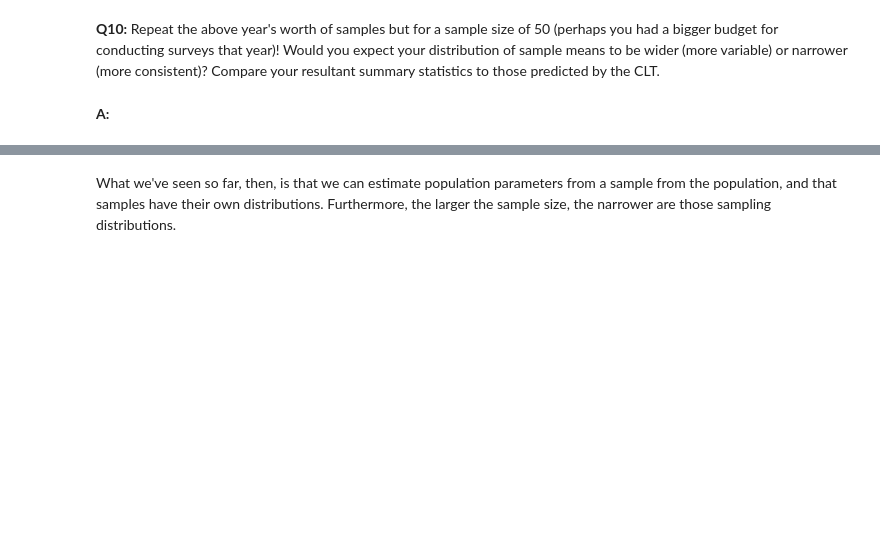
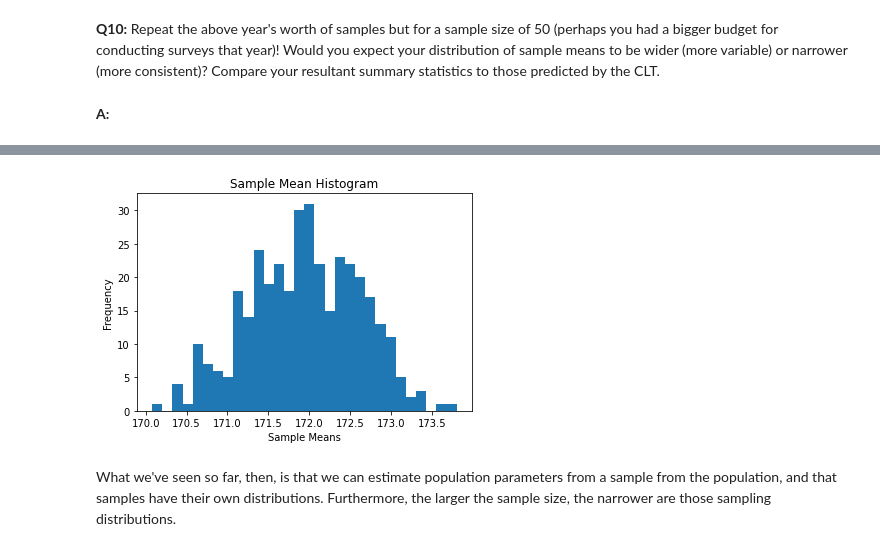
Before and after one commit to git-kris/Springboard-Projects, a Jupyter notebook: frequentistinference/Frequentist Inference Case Study - Part A (3).ipynb, the cells around one changed output, grey strips where cells are left out. Cells and saved outputs as stored; diff of their text form; code cells hidden in the pictures; blank space fills up the shorter version.

```diff
--- a/frequentistinference/Frequentist Inference Case Study - Part A (3).ipynb
+++ b/frequentistinference/Frequentist Inference Case Study - Part A (3).ipynb
@@ -280,3 +296,4 @@ __A:__
 # %%
 seed(47)
 # calculate daily means from the larger sample size here
+daily_town_mean_samples_50 = np.array([np.mean(townsfolk_sampler(50)) for i in range(365)])
@@ -283,3 +320,11 @@ seed(47)
+# %%
+plt.hist(daily_town_mean_samples_50, bins=30)
+plt.xlabel('Sample Means')
+plt.ylabel('Frequency')
+plt.title('Sample Mean Histogram')
+plt.show()
+# %% [output]
+[figure, added]
 # %% [markdown]
 What we've seen so far, then, is that we can estimate population parameters from a sample from the population, and that samples have their own distributions. Furthermore, the larger the sample size, the narrower are those sampling distributions.
 # %% [markdown]
```
Also changed, not shown: parts of 29 cells of this notebook, 1 other file.
